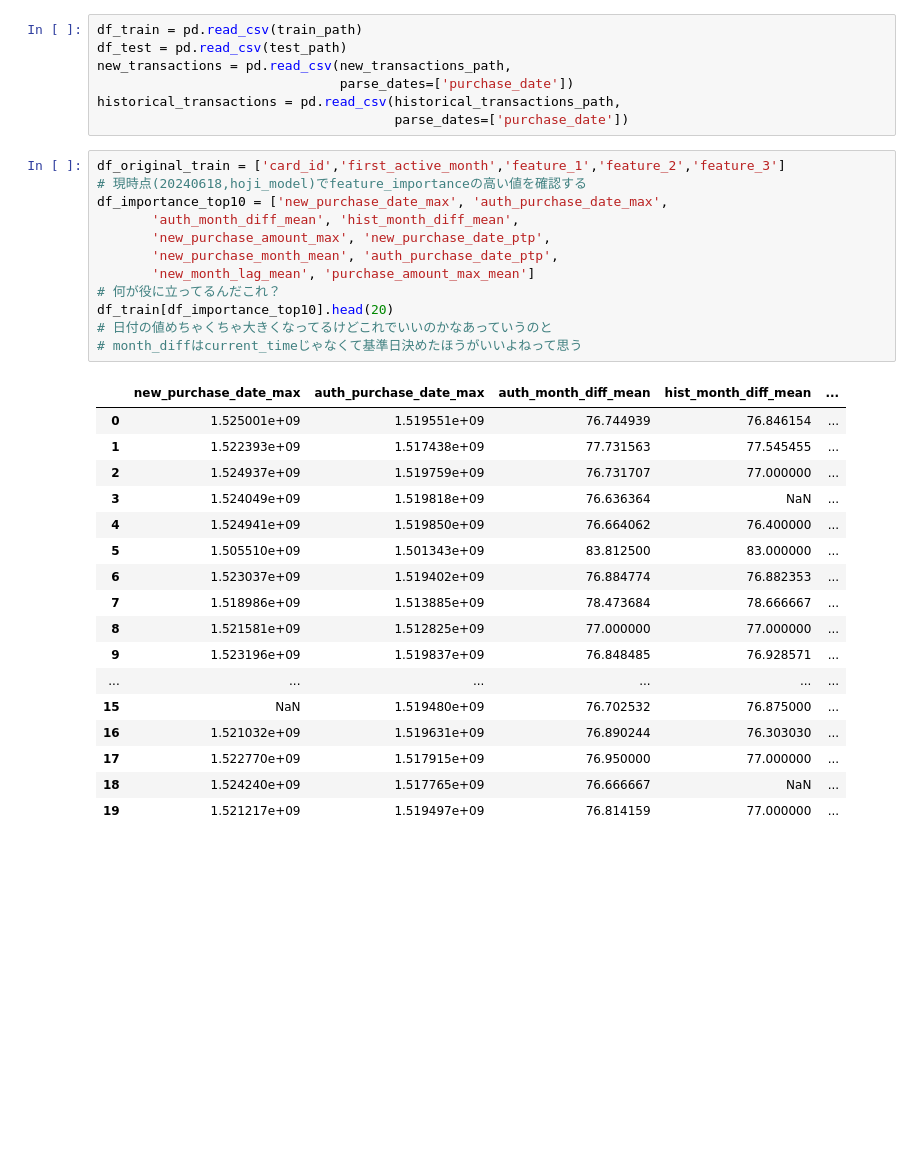
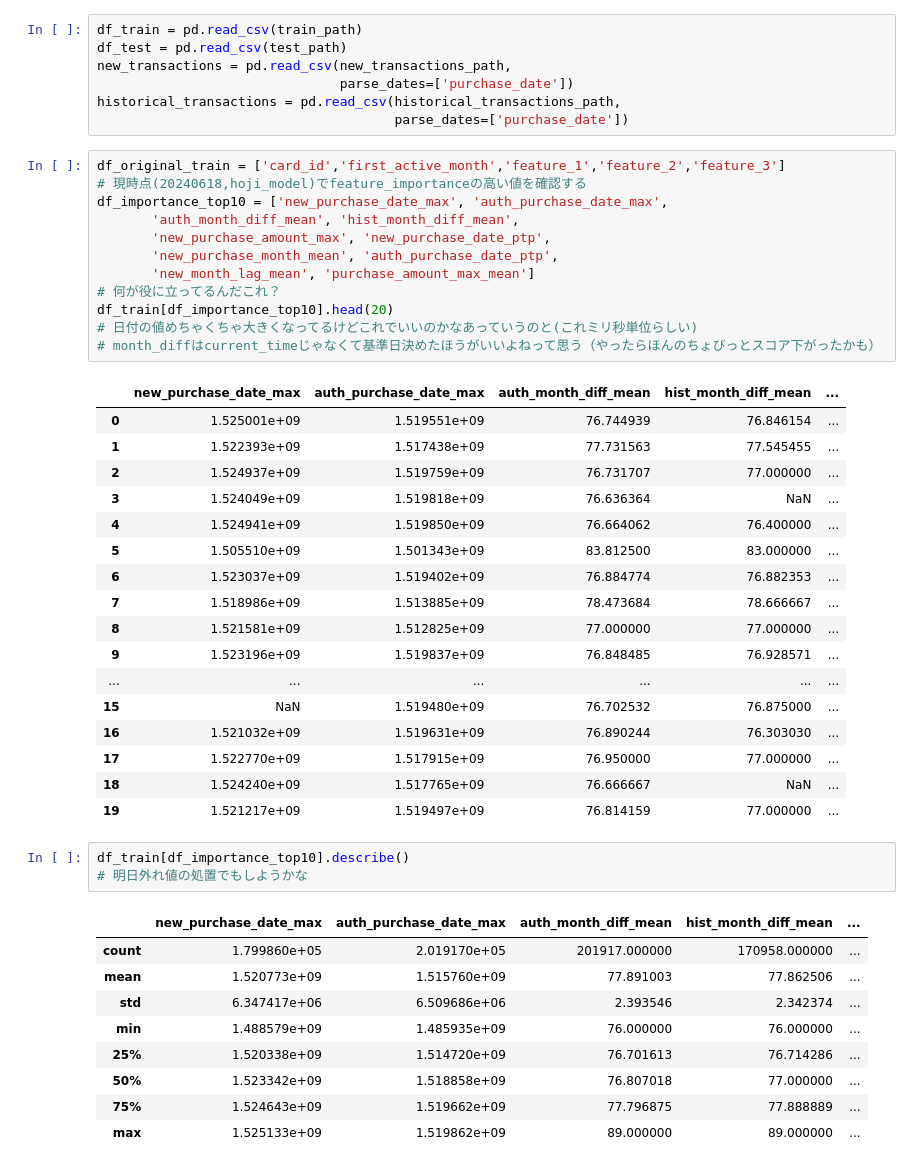
Before and after one commit to kosugihiroki/AnalyticalPipeline, a Jupyter notebook: nakagawa/notebooks/01_data_analysis.ipynb, the cells around one changed output. Drawn from its saved outputs; the diff is of its cells as text; blank space fills up the shorter version.

```diff
--- a/nakagawa/notebooks/01_data_analysis.ipynb
+++ b/nakagawa/notebooks/01_data_analysis.ipynb
@@ -87,8 +87,8 @@ df_importance_top10 = ['new_purchase_date_max', 'auth_purchase_date_max',
        'new_month_lag_mean', 'purchase_amount_max_mean']
 # 何が役に立ってるんだこれ？
 df_train[df_importance_top10].head(20)
-# 日付の値めちゃくちゃ大きくなってるけどこれでいいのかなあっていうのと
-# month_diffはcurrent_timeじゃなくて基準日決めたほうがいいよねって思う
+# 日付の値めちゃくちゃ大きくなってるけどこれでいいのかなあっていうのと(これミリ秒単位らしい)
+# month_diffはcurrent_timeじゃなくて基準日決めたほうがいいよねって思う（やったらほんのちょびっとスコア下がったかも）
 # %% [output]
 |  | new_purchase_date_max | auth_purchase_date_max | auth_month_diff_mean | hist_month_diff_mean | ... |
 | 0 | 1.525001e+09 | 1.519551e+09 | 76.744939 | 76.846154 | ... |
@@ -107,5 +107,18 @@ df_train[df_importance_top10].head(20)
 | 17 | 1.522770e+09 | 1.517915e+09 | 76.950000 | 77.000000 | ... |
 | 18 | 1.524240e+09 | 1.517765e+09 | 76.666667 | NaN | ... |
 | 19 | 1.521217e+09 | 1.519497e+09 | 76.814159 | 77.000000 | ... |
+# %%
+df_train[df_importance_top10].describe()
+# 明日外れ値の処置でもしようかな
+# %% [output]
+|  | new_purchase_date_max | auth_purchase_date_max | auth_month_diff_mean | hist_month_diff_mean | ... |
+| count | 1.799860e+05 | 2.019170e+05 | 201917.000000 | 170958.000000 | ... |
+| mean | 1.520773e+09 | 1.515760e+09 | 77.891003 | 77.862506 | ... |
+| std | 6.347417e+06 | 6.509686e+06 | 2.393546 | 2.342374 | ... |
+| min | 1.488579e+09 | 1.485935e+09 | 76.000000 | 76.000000 | ... |
+| 25% | 1.520338e+09 | 1.514720e+09 | 76.701613 | 76.714286 | ... |
+| 50% | 1.523342e+09 | 1.518858e+09 | 76.807018 | 77.000000 | ... |
+| 75% | 1.524643e+09 | 1.519662e+09 | 77.796875 | 77.888889 | ... |
+| max | 1.525133e+09 | 1.519862e+09 | 89.000000 | 89.000000 | ... |
 # %%
 df_train[df_importance_top10].isnull().sum()
```
Also changed, not shown: parts of 4 cells of this notebook, 47 other files.
